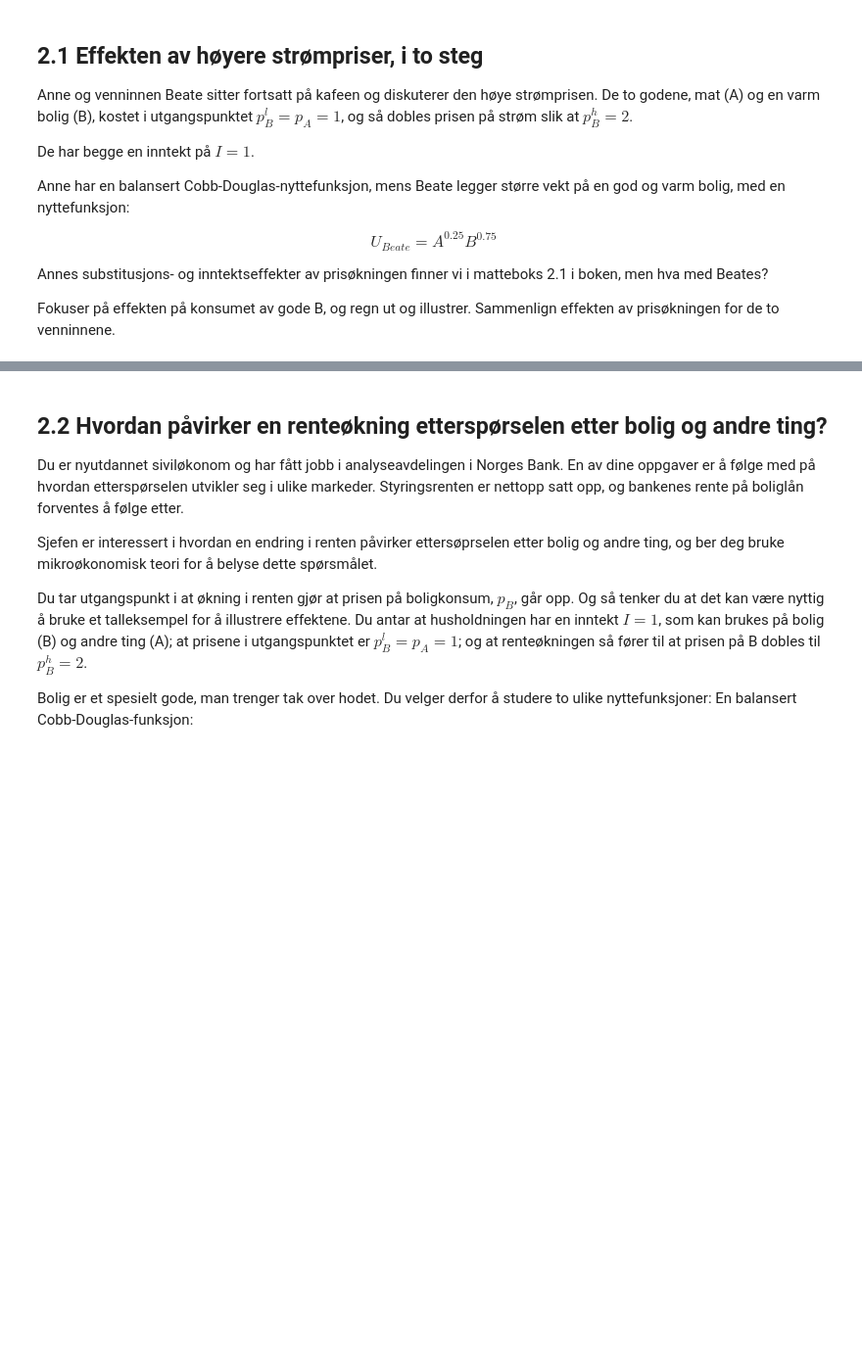
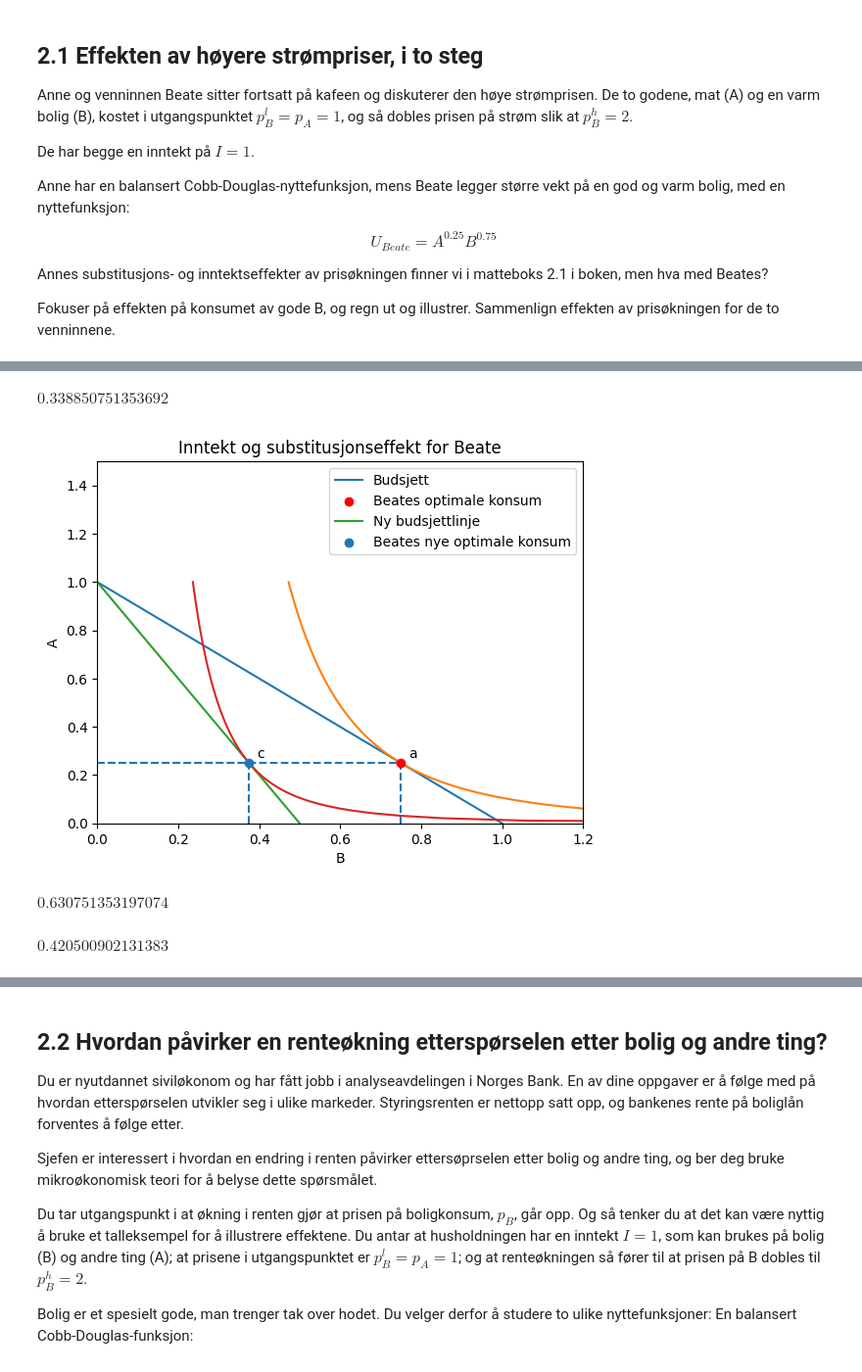
Before and after one commit to uit-sok-1303-v26/uit-sok-1303.v26.github.io, a Jupyter notebook: Konsumenteori - Kapittel 2.ipynb, the cells around one changed output, grey strips where cells are left out. Shown at 98% size. Cells and saved outputs as stored; diff of their text form; code cells hidden in the pictures; blank space fills up the shorter version.

```diff
--- a/Konsumenteori - Kapittel 2.ipynb
+++ b/Konsumenteori - Kapittel 2.ipynb
@@ -605,0 +394,56 @@ ax.set(ylim=(0,1.5))
+# %%
+# Inntektseffekt
+U1_beate = A_beate**alpha_beate * B_beate**(1-alpha_beate)
+
+U1_beate.evalf()
+# %% [output]
+$\displaystyle 0.338850751353692$
+# %%
+# Tegner figur
+
+# Ny Budsjettlinje
+ax.plot((1-b_verdier)/2, b_verdier, label='Ny budsjettlinje')
+
+# Legg inn nytt optimalpunkt
+ax.scatter(float(B_beate), float(A_beate), zorder= 6, label='Beates nye optimale konsum')
+
+# Tegner linjer
+ax.vlines(float(B_beate), 0, float(A_beate), ls='--')
+ax.hlines(float(A_beate), 0, float(B_beate), ls='--')
+
+# Indifferenskurve
+ax.plot(indifferenskurve(b_verdier, alpha_beate, U1_beate), b_verdier)
+
+# Tegner punkt c
+ax.annotate('c', (float(B_beate)+0.02, float(A_beate)+0.02))
+
+ax.legend();
+fig
+# %% [output]
+[figure, added]
+# %%
+# Substitusjonseffekt
+
+# Optimalt forhold A/B med ny pris
+opt_forhold = (alpha_beate/(1-alpha_beate)) * (p_B/p_A)
+
+# A uttrykt ved B
+A_sub = opt_forhold * B
+
+# Hold gammel nytte konstant
+U_likning = sp.Eq((A_sub**alpha_beate) * (B**(1-alpha_beate)), U0_beate)
+
+# Løs for B
+B_sub = sp.solve(U_likning, B)[0]
+B_sub.evalf()
+# %% [output]
+$\displaystyle 0.630751353197074$
+# %%
+# Finner A ved substitusjonseffekt
+
+A_sub_verdi = A_sub.subs(B, B_sub)
+A_sub_verdi = A_sub_verdi.evalf()
+
+A_sub_verdi
+# %% [output]
+$\displaystyle 0.420500902131383$
```
Also changed, not shown: parts of 49 cells of this notebook.
